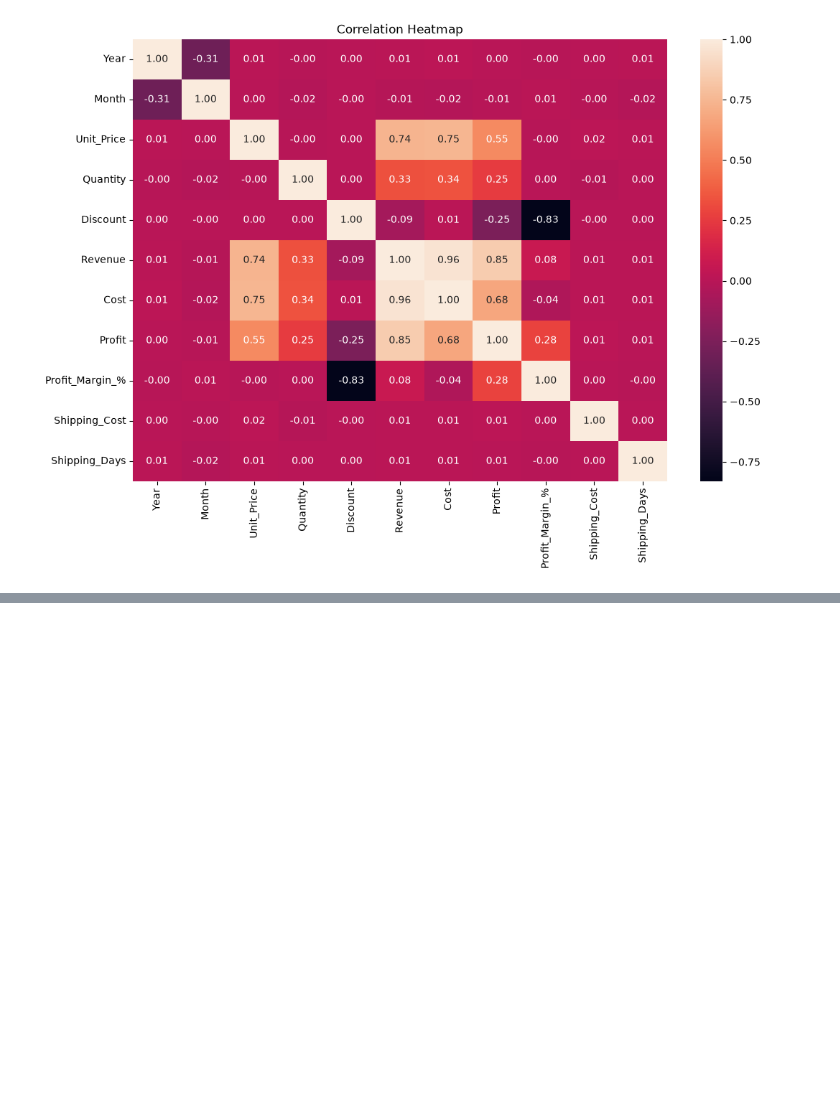
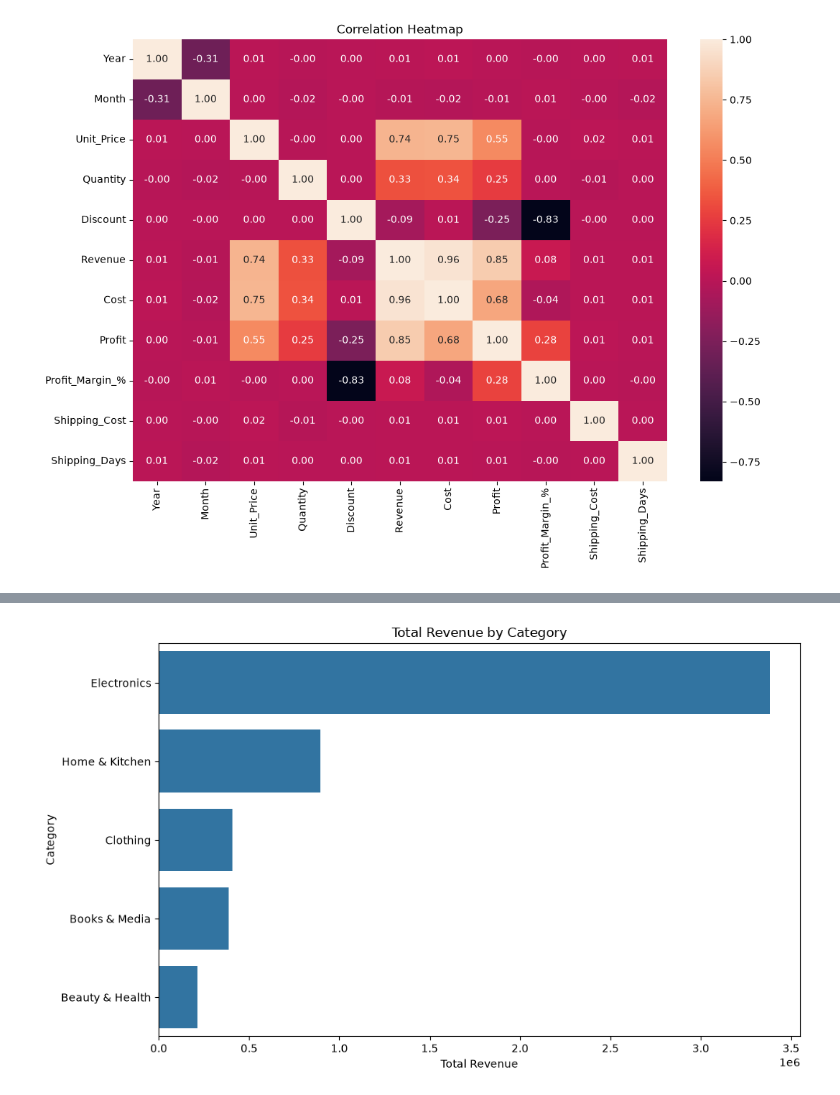
Before and after one commit to afnan2006-code/AI-ML-Learning, a Jupyter notebook: Weekend Project/EDA.ipynb, the cells around one changed output, grey strips where cells are left out. Drawn from its saved outputs; the diff is of its cells as text; code cells hidden in the pictures; blank space fills up the shorter version.

```diff
--- a/Weekend Project/EDA.ipynb
+++ b/Weekend Project/EDA.ipynb
@@ -333,0 +360,8 @@ plt.show()
+# %%
+category_revenue = (
+    df.groupby("Category", as_index=False)["Revenue"]
+    .sum()
+    .sort_values("Revenue", ascending=False)
+)
+
+display(category_revenue)
@@ -333,0 +375,16 @@ plt.show()
+# %%
+plt.figure(figsize=(10, 6))
+
+sns.barplot(
+    data=category_revenue,
+    x="Revenue",
+    y="Category"
+)
+
+plt.title("Total Revenue by Category")
+plt.xlabel("Total Revenue")
+plt.ylabel("Category")
+plt.tight_layout()
+plt.show()
+# %% [output]
+[figure, added]
```
Also changed, not shown: parts of 20 cells of this notebook.
